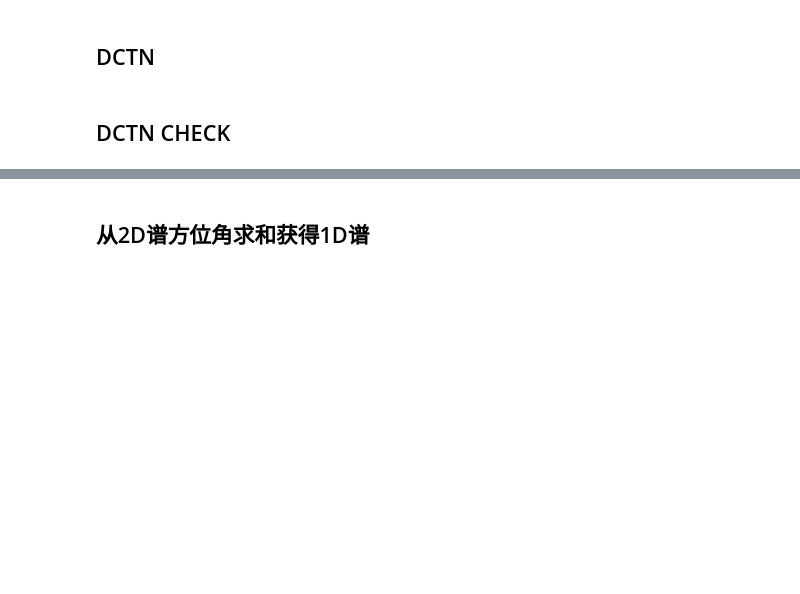
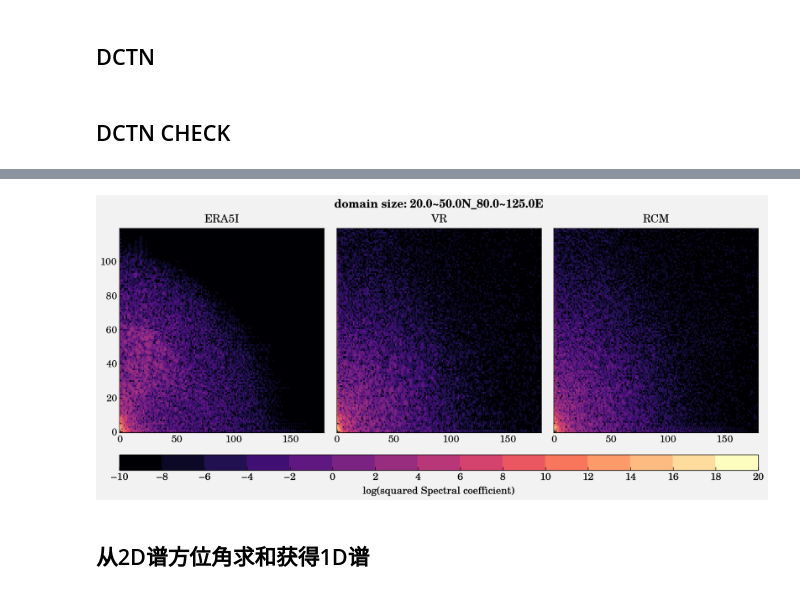
Before and after one commit to dozerlcl/MPAS_case_study, a Jupyter notebook: 92-25km_vr_rcm_postprocess/visualization/spectral/dft_dct/2d_dft_dct/ke_dct_2D_follow_Denis2002.ipynb, the cells around one changed output, grey strips where cells are left out. Saved outputs shown, nothing was run; the diff lists cells and outputs as text; code cells hidden in the pictures; blank space fills up the shorter version.

```diff
--- a/92-25km_vr_rcm_postprocess/visualization/spectral/dft_dct/2d_dft_dct/ke_dct_2D_follow_Denis2002.ipynb
+++ b/92-25km_vr_rcm_postprocess/visualization/spectral/dft_dct/2d_dft_dct/ke_dct_2D_follow_Denis2002.ipynb
@@ -88,5 +108,10 @@ nlon  = dctn_3d['vr'].shape[2]
 ## DCTN CHECK
 # %%
 # 简单检查2D谱 (绘制方差)
-plt.contourf(np.log(np.abs(dctn_3d['era5i'][:,:].mean(axis=0)**2)))
-plt.colorbar()
+# plt.contourf(np.log(np.abs(dctn_3d['era5i'][:,:].mean(axis=0)**2)))
+# plt.colorbar()
+
+# 用proplot仔细画一下
+variance_era5i = np.log(np.abs(dctn_3d['era5i'][:,:].mean(axis=0)**2))
+variance_vr    = np.log(np.abs(dctn_3d['vr'][:,:].mean(axis=0)**2))
+variance_rcm    = np.log(np.abs(dctn_3d['rcm'][:,:].mean(axis=0)**2))
@@ -105,3 +127,36 @@ spectrum_coef  - domain_avg
+# %%
+## 使用proplot做简单方差谱的绘制检查
+import proplot as pplt
+import numpy as np
+
+# Figure
+fig, axs = pplt.subplots(ncols=3, span=False)
+axs.format(
+    xlabel='', ylabel='', grid=True,
+    suptitle=''
+)
+
+# Plot with colormaps and normalizers
+cmap = 'magma'
+levels =  pplt.arange(-10, 20, 2)
+axs[0].pcolormesh(variance_era5i, cmap=cmap, levels = levels)
+axs[1].pcolormesh(variance_vr, cmap=cmap, levels = levels)
+pcolormesh = axs[2].pcolormesh(variance_rcm, cmap=cmap, levels = levels)
+# axs[1].pcolormesh(np.abs(dctn_3d['era5i'][:,:].mean(axis=0)**2), norm='log', cmap=cmap, colorbar='b')
+
+axs[0].format(title='ERA5I')
+axs[1].format(title='VR')
+axs[2].format(title='RCM')
+
+axs.format(
+# xlocator='log', xminorlocator='logminor',
+)
+fig.colorbar(pcolormesh, loc='b', label = "log(squared Spectral coefficient)")
+domaininfo_str = str(lat_s) + "~" + str(lat_e) + "N_" + str(lon_s) + "~" + str(lon_e) + "E"
+axs[0].format(suptitle = "domain size: " + domaininfo_str)
+plt.savefig('./output_pic/ke_variance_'+domaininfo_str+'.png', dpi=300, facecolor= "white")
+# %% [output]
+[figure, added]
 # %% [markdown]
 ## 从2D谱方位角求和获得1D谱
 # %%
```
Also changed, not shown: parts of 14 cells of this notebook, 30 other files.
